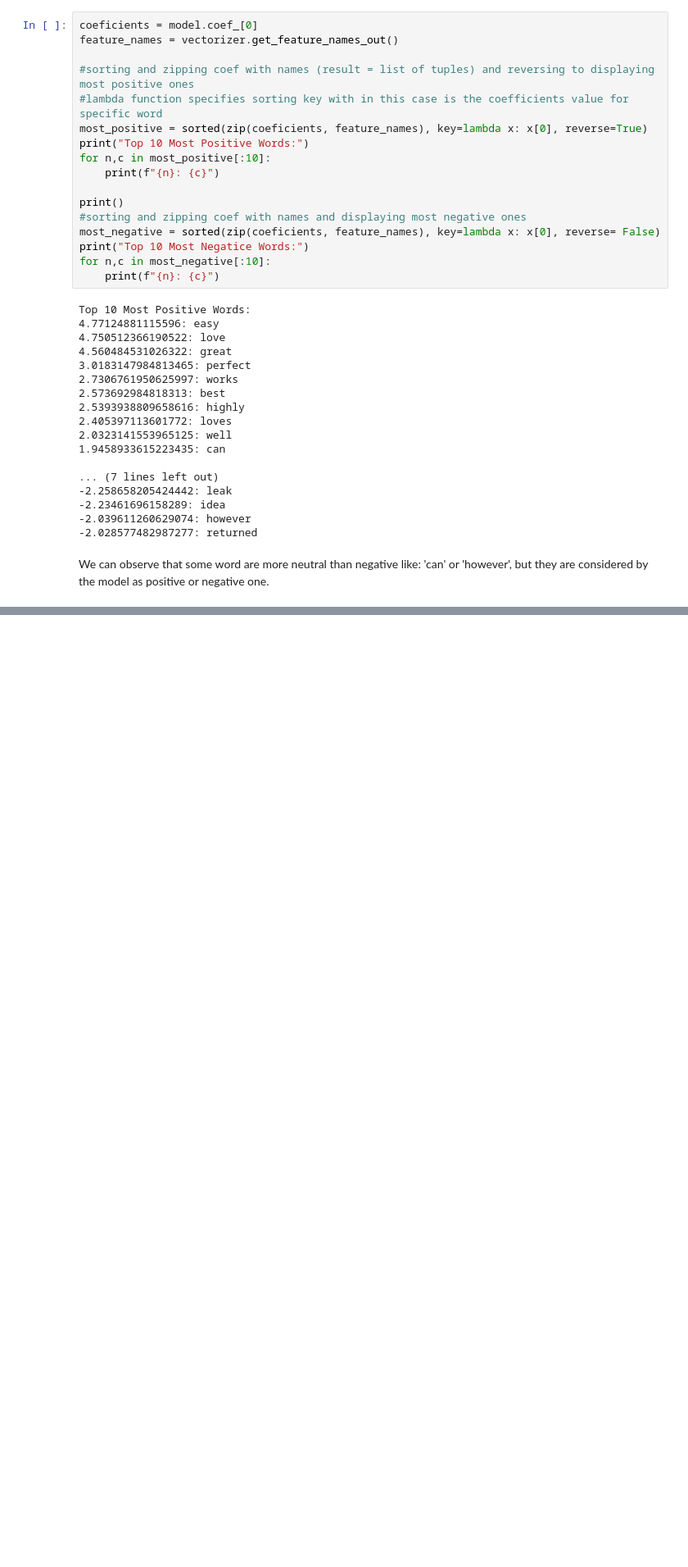
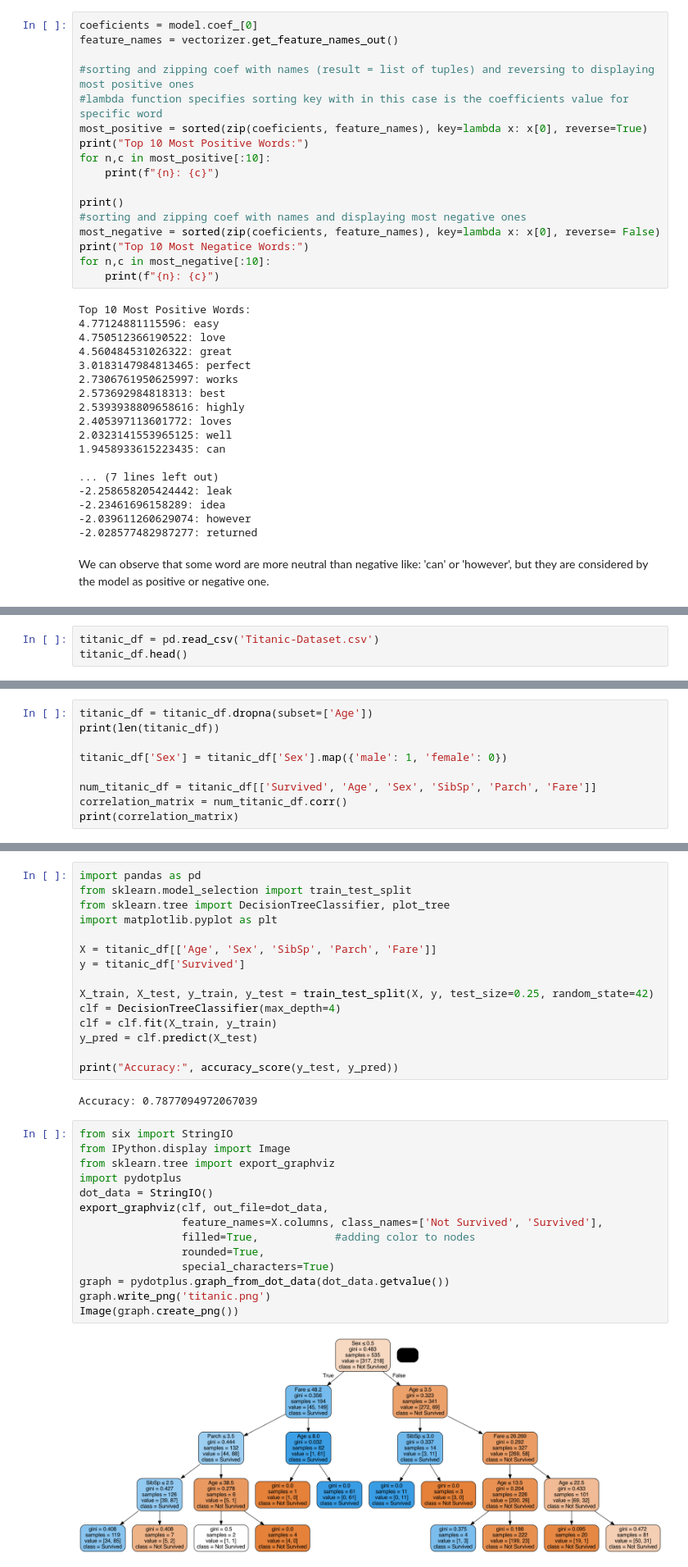
Before and after one commit to adamzulu123/Introduction-to-data-analysis, a Jupyter notebook: Notebook3/Advanced_notebook3.ipynb, the cells around one changed output, grey strips where cells are left out. Shown at 82% size. Cells and saved outputs as stored; diff of their text form; blank space fills up the shorter version.

```diff
--- a/Notebook3/Advanced_notebook3.ipynb
+++ b/Notebook3/Advanced_notebook3.ipynb
@@ -134,0 +220,3 @@ We can observe that some word are more neutral than negative like: 'can' or 'how
+# %%
+titanic_df = pd.read_csv('Titanic-Dataset.csv')
+titanic_df.head()
@@ -134,0 +234,9 @@ We can observe that some word are more neutral than negative like: 'can' or 'how
+# %%
+titanic_df = titanic_df.dropna(subset=['Age'])
+print(len(titanic_df))
+
+titanic_df['Sex'] = titanic_df['Sex'].map({'male': 1, 'female': 0})
+
+num_titanic_df = titanic_df[['Survived', 'Age', 'Sex', 'SibSp', 'Parch', 'Fare']]
+correlation_matrix = num_titanic_df.corr()
+print(correlation_matrix)
@@ -134,0 +257,33 @@ We can observe that some word are more neutral than negative like: 'can' or 'how
+# %%
+import pandas as pd
+from sklearn.model_selection import train_test_split
+from sklearn.tree import DecisionTreeClassifier, plot_tree
+import matplotlib.pyplot as plt
+
+X = titanic_df[['Age', 'Sex', 'SibSp', 'Parch', 'Fare']]
+y = titanic_df['Survived']
+
+X_train, X_test, y_train, y_test = train_test_split(X, y, test_size=0.25, random_state=42)
+clf = DecisionTreeClassifier(max_depth=4)
+clf = clf.fit(X_train, y_train)
+y_pred = clf.predict(X_test)
+
+print("Accuracy:", accuracy_score(y_test, y_pred))
+# %% [output]
+Accuracy: 0.7877094972067039
+# %%
+from six import StringIO
+from IPython.display import Image
+from sklearn.tree import export_graphviz
+import pydotplus
+dot_data = StringIO()
+export_graphviz(clf, out_file=dot_data,
+                feature_names=X.columns, class_names=['Not Survived', 'Survived'],
+                filled=True,            #adding color to nodes
+                rounded=True,
+                special_characters=True)
+graph = pydotplus.graph_from_dot_data(dot_data.getvalue())
+graph.write_png('titanic.png')
+Image(graph.create_png())
+# %% [output]
+[figure, added]
```
Also changed, not shown: parts of 26 cells of this notebook, 3 other files.
